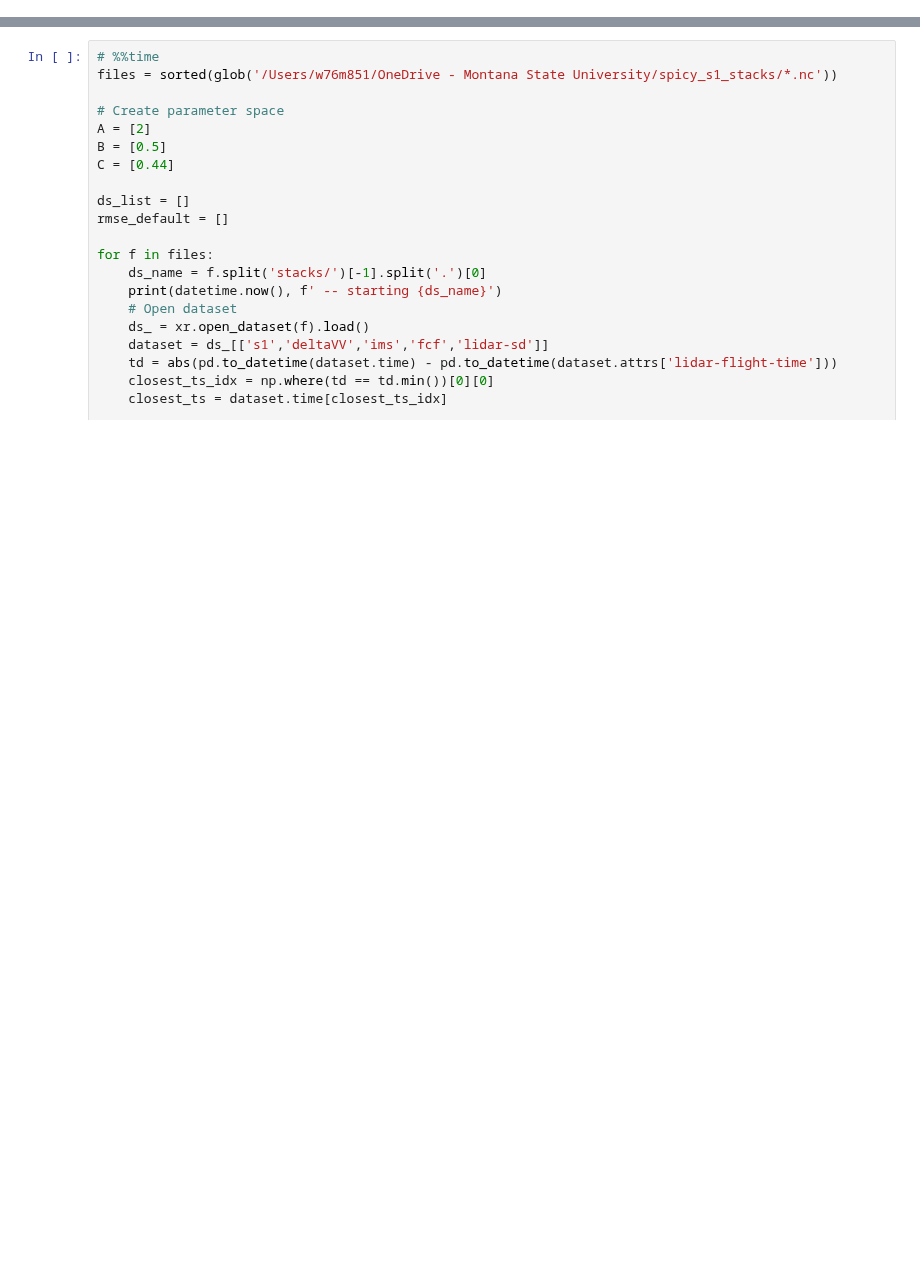
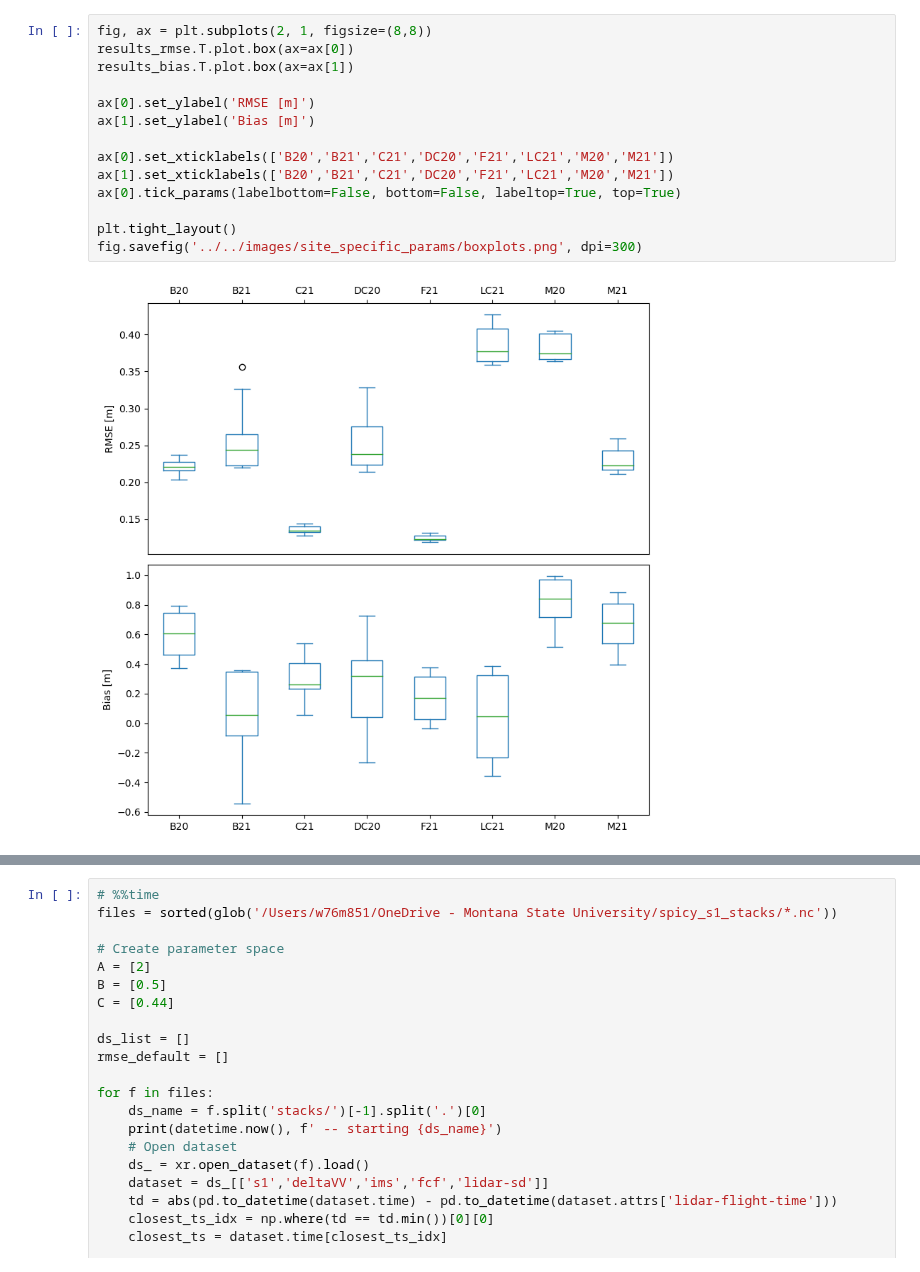
Before and after one commit to SnowEx/spicy-snow, a Jupyter notebook: contrib/palomaki/sandbox.ipynb, the cells around one changed output, grey strips where cells are left out. Cells and saved outputs as stored; diff of their text form; blank space fills up the shorter version.

```diff
--- a/contrib/palomaki/sandbox.ipynb
+++ b/contrib/palomaki/sandbox.ipynb
@@ -16 +64,17 @@ from spicy_snow.processing.wet_snow import id_newly_wet_snow, id_wet_negative_si
+# %%
+fig, ax = plt.subplots(2, 1, figsize=(8,8))
+results_rmse.T.plot.box(ax=ax[0])
+results_bias.T.plot.box(ax=ax[1])
+
+ax[0].set_ylabel('RMSE [m]')
+ax[1].set_ylabel('Bias [m]')
+
+ax[0].set_xticklabels(['B20','B21','C21','DC20','F21','LC21','M20','M21'])
+ax[1].set_xticklabels(['B20','B21','C21','DC20','F21','LC21','M20','M21'])
+ax[0].tick_params(labelbottom=False, bottom=False, labeltop=True, top=True)
+
+plt.tight_layout()
+fig.savefig('../../images/site_specific_params/boxplots.png', dpi=300)
+# %% [output]
+[figure, added]
 # %%
```
Also changed, not shown: parts of 4 cells of this notebook.
